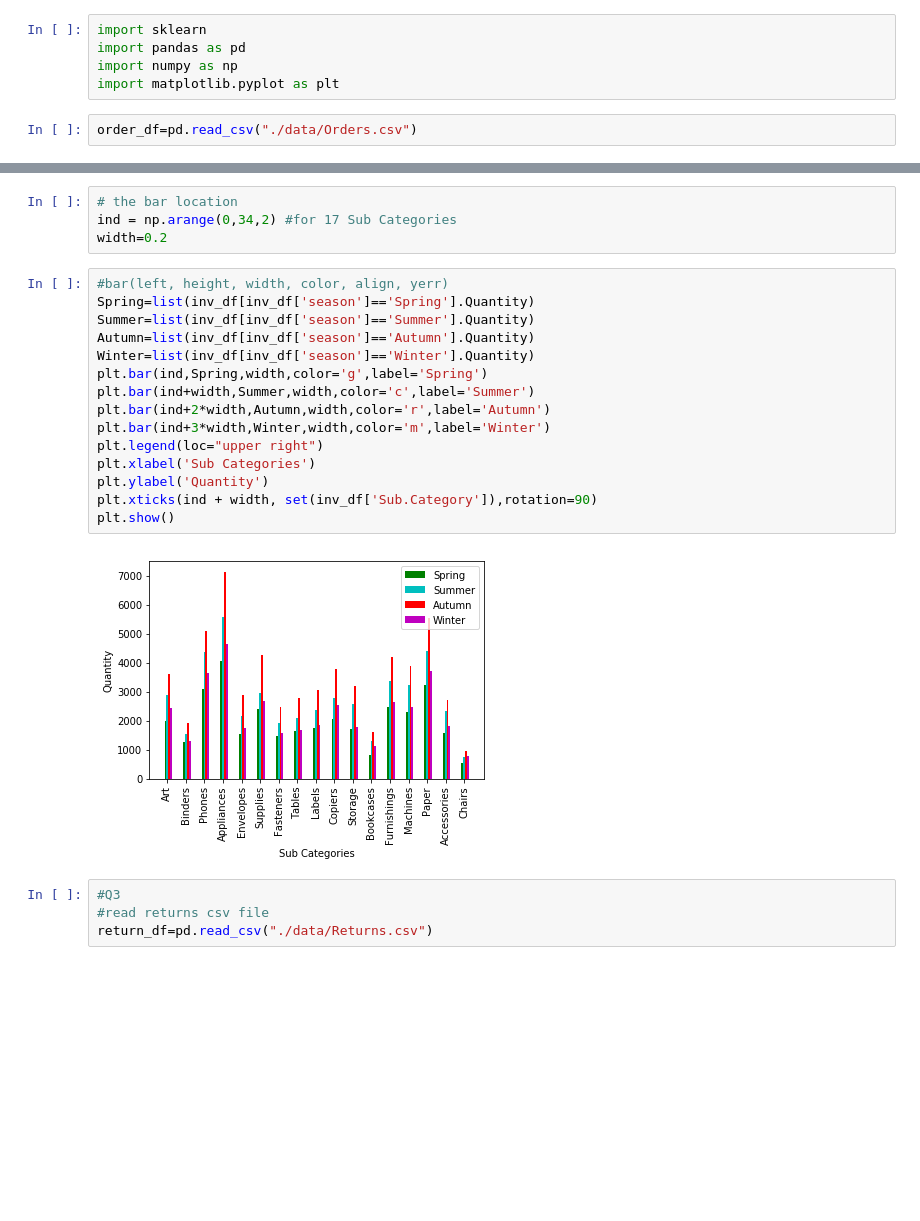
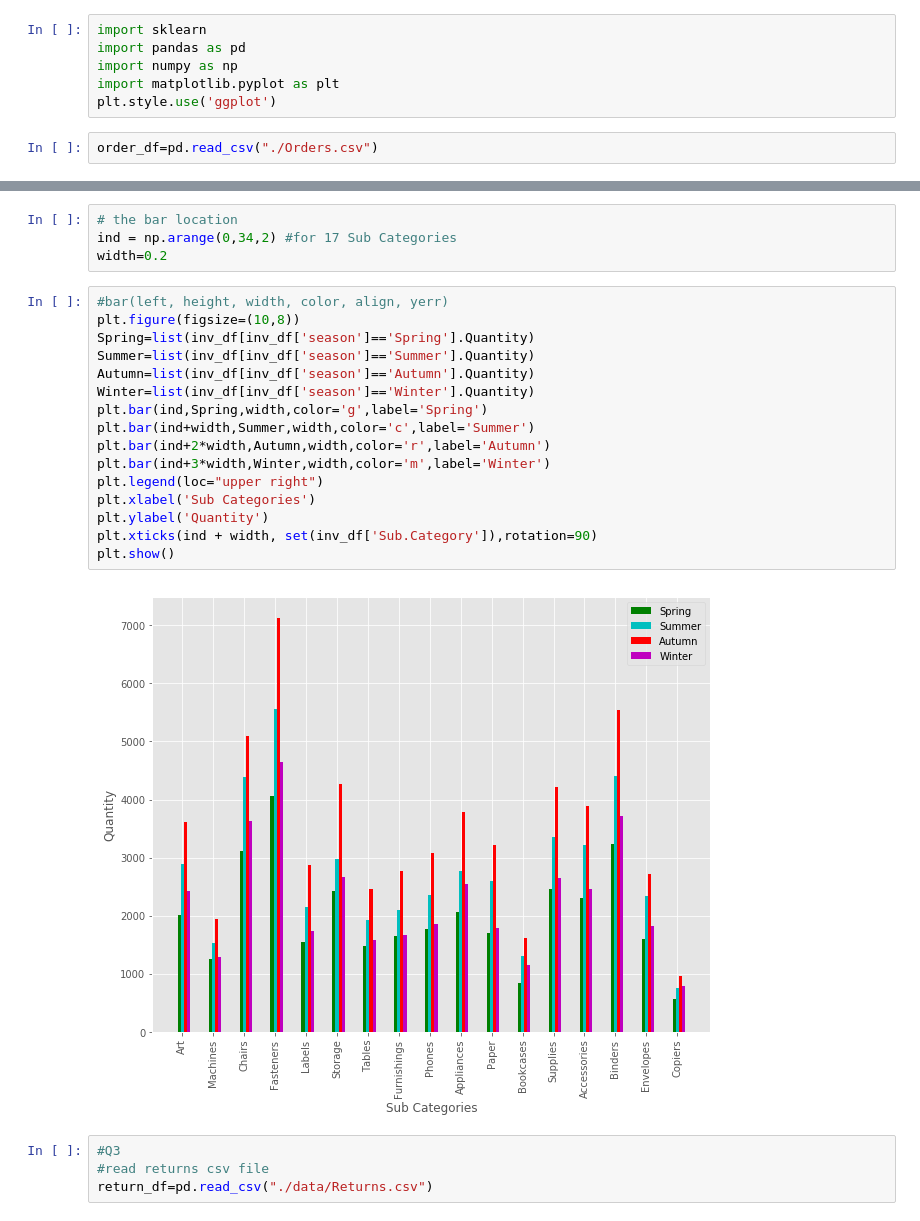
Before and after one commit to cchen17/machine-learning_house-prices, a Jupyter notebook: Chaoran/folder for lab/code for the lab.ipynb, the cells around one changed output, grey strips where cells are left out. Saved outputs shown, nothing was run; the diff lists cells and outputs as text; blank space fills up the shorter version.

```diff
--- a/Chaoran/folder for lab/code for the lab.ipynb
+++ b/Chaoran/folder for lab/code for the lab.ipynb
@@ -5,8 +5,9 @@ import sklearn
 import pandas as pd
 import numpy as np
 import matplotlib.pyplot as plt
+plt.style.use('ggplot')
 # %%
-order_df=pd.read_csv("./data/Orders.csv")
+order_df=pd.read_csv("./Orders.csv")
 # %%
 order_df.head()
 # %% [output]
@@ -104,21 +87,22 @@ ind = np.arange(0,34,2) #for 17 Sub Categories
 width=0.2
 # %%
 #bar(left, height, width, color, align, yerr)
+plt.figure(figsize=(10,8))
 Spring=list(inv_df[inv_df['season']=='Spring'].Quantity)
 Summer=list(inv_df[inv_df['season']=='Summer'].Quantity)
 Autumn=list(inv_df[inv_df['season']=='Autumn'].Quantity)
 Winter=list(inv_df[inv_df['season']=='Winter'].Quantity)
 plt.bar(ind,Spring,width,color='g',label='Spring')
 plt.bar(ind+width,Summer,width,color='c',label='Summer')
 plt.bar(ind+2*width,Autumn,width,color='r',label='Autumn')
 plt.bar(ind+3*width,Winter,width,color='m',label='Winter')
 plt.legend(loc="upper right")
 plt.xlabel('Sub Categories')
 plt.ylabel('Quantity')
 plt.xticks(ind + width, set(inv_df['Sub.Category']),rotation=90)
 plt.show()
 # %% [output]
-[figure, old version]
+[figure, new version]
 # %%
 #Q3
 #read returns csv file
```
Also changed, not shown: parts of 2 cells of this notebook.
